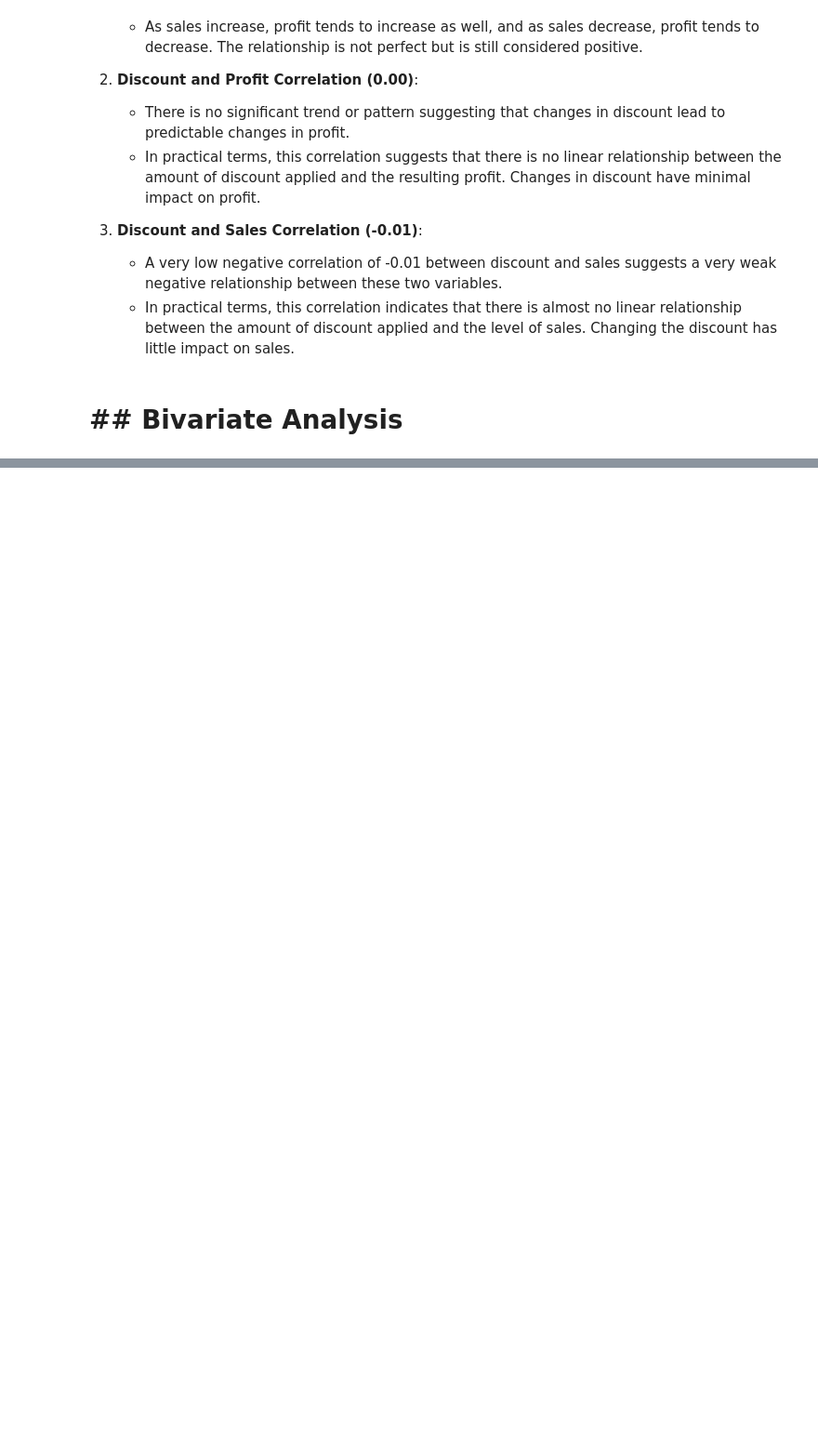
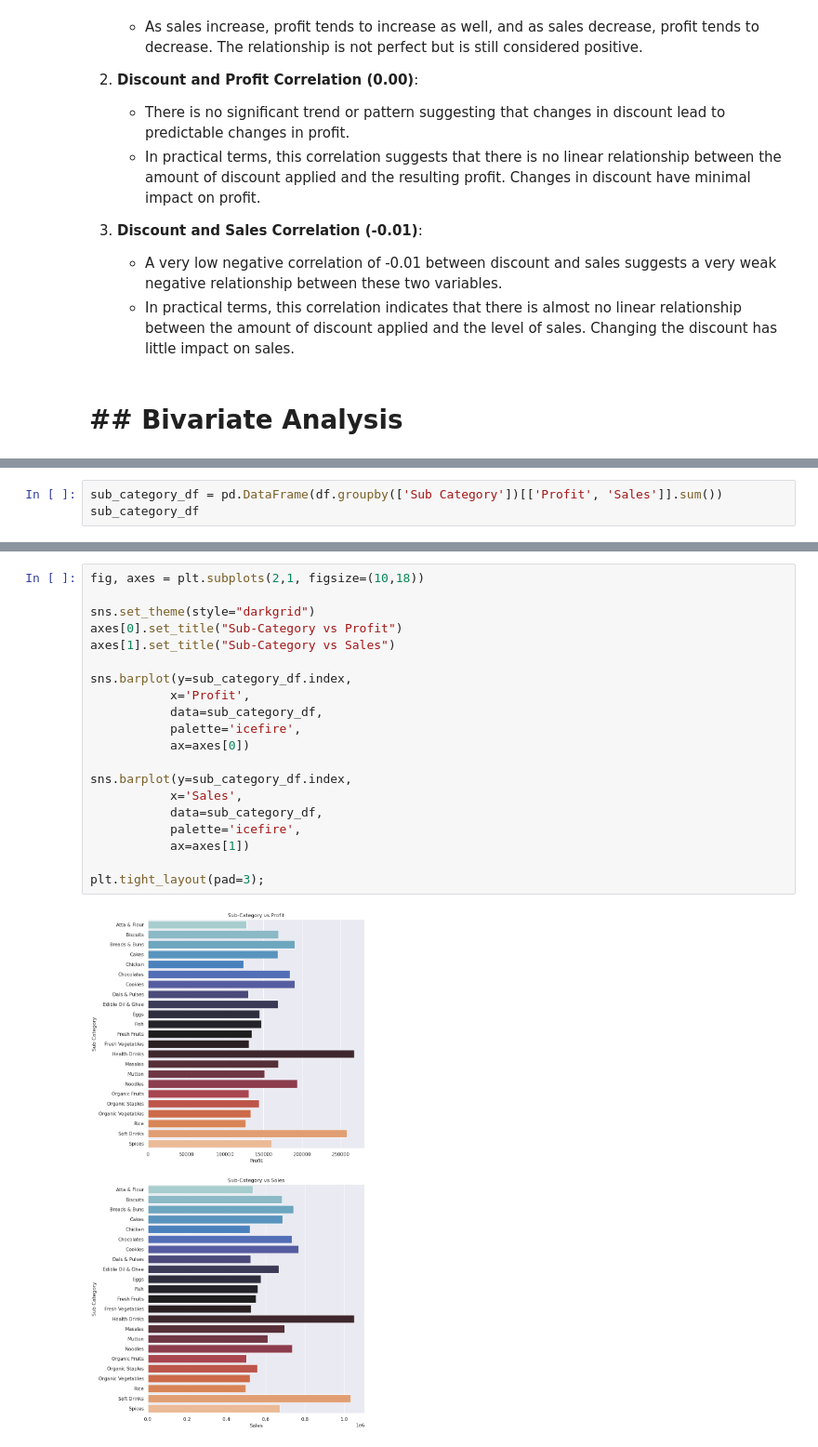
Before and after one commit to ayomide85/Exploratory-Data-Analysis, a Jupyter notebook: fork-of-supermart-sales-analysis.ipynb, the cells around one changed output, grey strips where cells are left out. Shown at 93% size. Drawn from its saved outputs; the diff is of its cells as text; blank space fills up the shorter version.

```diff
--- a/fork-of-supermart-sales-analysis.ipynb
+++ b/fork-of-supermart-sales-analysis.ipynb
@@ -271,0 +276,3 @@ plt.show()
+# %%
+sub_category_df = pd.DataFrame(df.groupby(['Sub Category'])[['Profit', 'Sales']].sum())
+sub_category_df
@@ -271,0 +298,22 @@ plt.show()
+# %%
+fig, axes = plt.subplots(2,1, figsize=(10,18))
+
+sns.set_theme(style="darkgrid")
+axes[0].set_title("Sub-Category vs Profit")
+axes[1].set_title("Sub-Category vs Sales")
+
+sns.barplot(y=sub_category_df.index,
+           x='Profit',
+           data=sub_category_df,
+           palette='icefire',
+           ax=axes[0])
+
+sns.barplot(y=sub_category_df.index,
+           x='Sales',
+           data=sub_category_df,
+           palette='icefire',
+           ax=axes[1])
+
+plt.tight_layout(pad=3);
+# %% [output]
+[figure, added]
```
Also changed, not shown: parts of 38 cells of this notebook.
